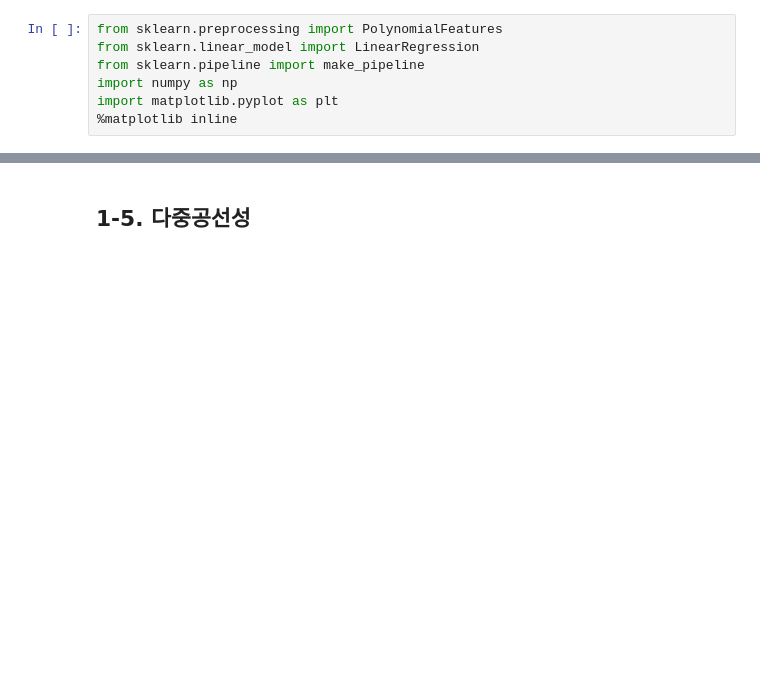
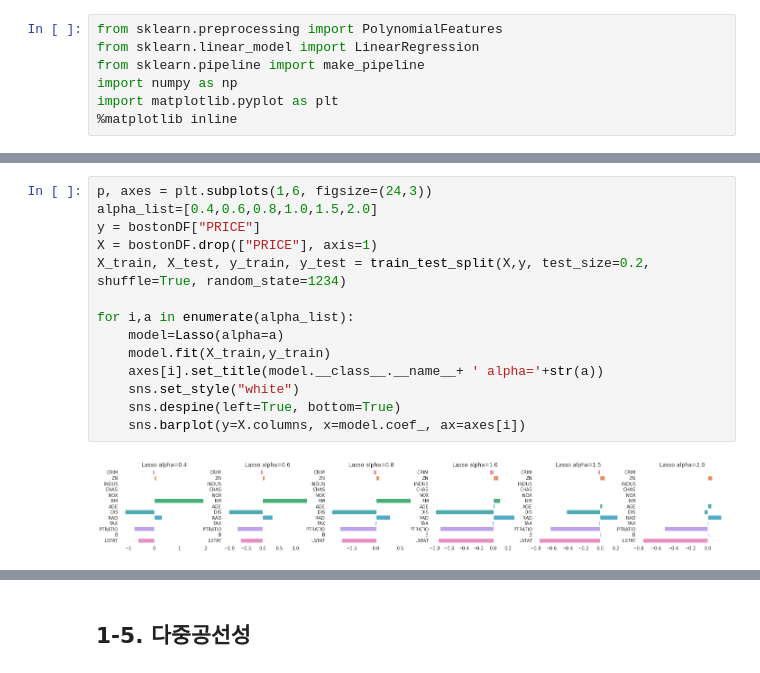
Before and after one commit to choisangh/STUDY, a Jupyter notebook: ML/회귀분석.ipynb, the cells around one changed output, grey strips where cells are left out. Cells and saved outputs as stored; diff of their text form; blank space fills up the shorter version.

```diff
--- a/ML/회귀분석.ipynb
+++ b/ML/회귀분석.ipynb
@@ -96,0 +168,16 @@ plt.scatter(x, y, s=5)
+# %%
+p, axes = plt.subplots(1,6, figsize=(24,3))
+alpha_list=[0.4,0.6,0.8,1.0,1.5,2.0]
+y = bostonDF["PRICE"]
+X = bostonDF.drop(["PRICE"], axis=1)
+X_train, X_test, y_train, y_test = train_test_split(X,y, test_size=0.2, shuffle=True, random_state=1234)
+
+for i,a in enumerate(alpha_list):
+    model=Lasso(alpha=a)
+    model.fit(X_train,y_train)
+    axes[i].set_title(model.__class__.__name__+ ' alpha='+str(a))
+    sns.set_style("white")
+    sns.despine(left=True, bottom=True)
+    sns.barplot(y=X.columns, x=model.coef_, ax=axes[i])
+# %% [output]
+[figure, added]
```
Also changed, not shown: parts of 50 cells of this notebook.
